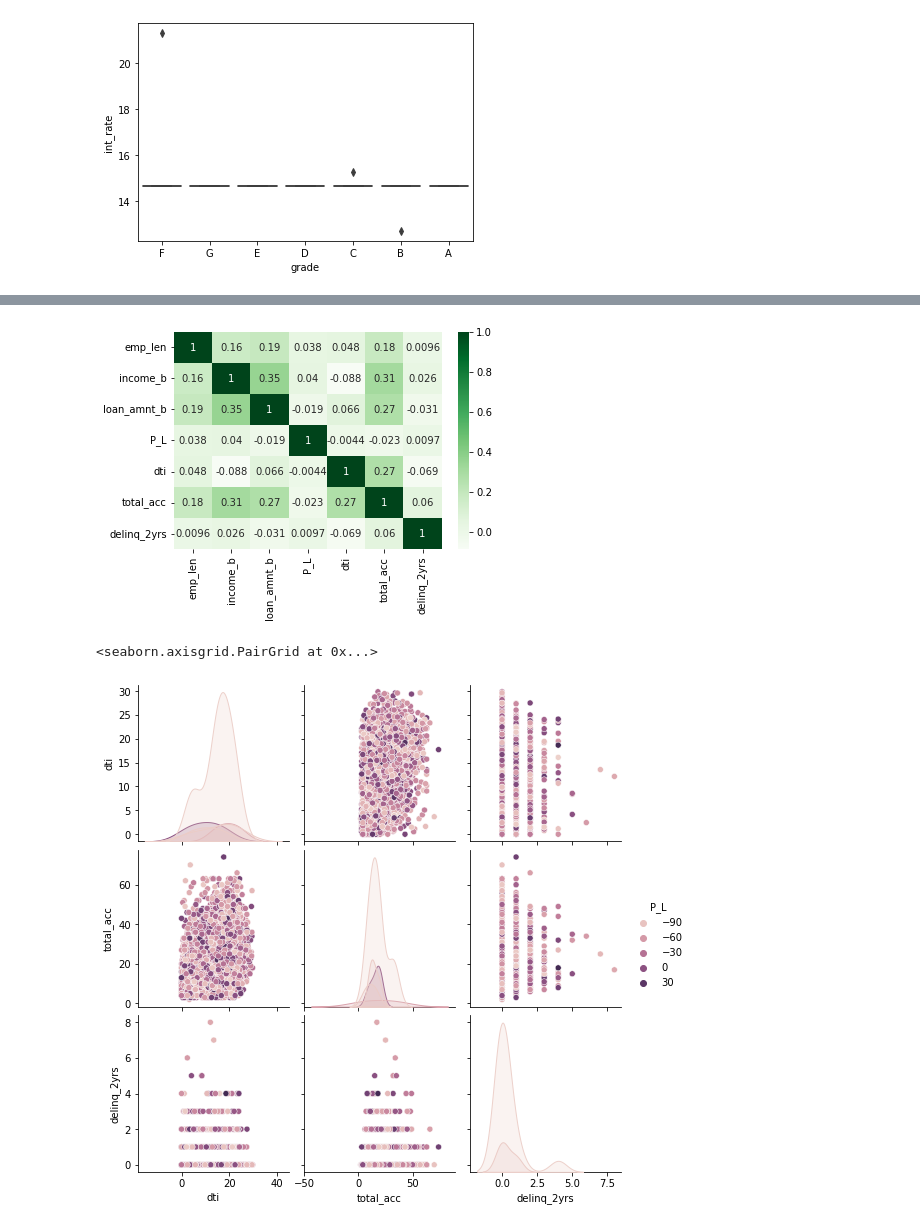
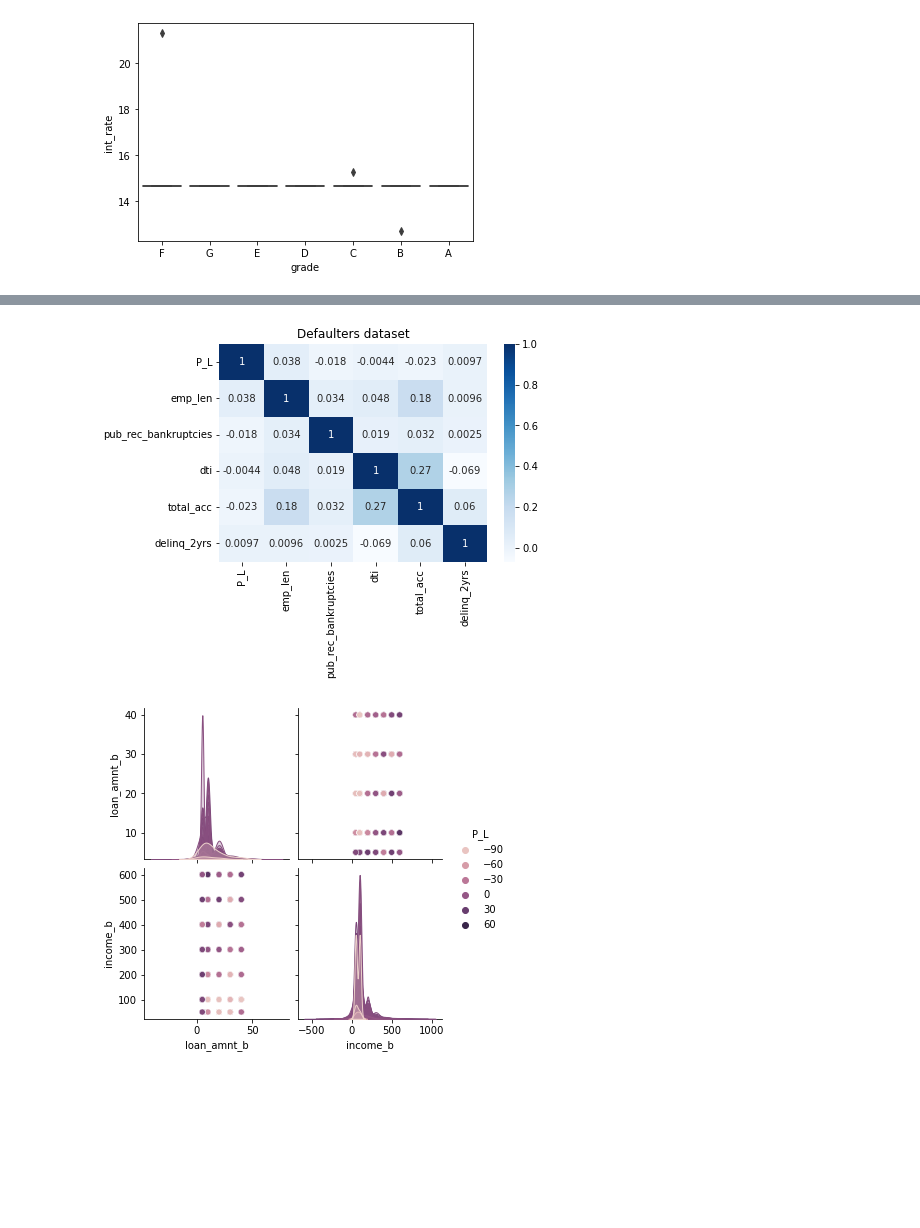
Before and after one commit to RujDha/LendingClub-CaseStudy, a Jupyter notebook: Lending_Club_CaseStudy.ipynb, the cells around one changed output, grey strips where cells are left out. Saved outputs shown, nothing was run; the diff lists cells and outputs as text; code cells hidden in the pictures; blank space fills up the shorter version.

```diff
--- a/Lending_Club_CaseStudy.ipynb
+++ b/Lending_Club_CaseStudy.ipynb
@@ -5,7 +5,9 @@ import matplotlib.pyplot as plt
 import seaborn as sns
 import datetime
 
-loan_df = pd.read_csv('G://Rujuta//Upgrad//Statistic Essentials//EDA Lending Club Case Study//loan.csv')
+# reading CSV file and update dataframe
+
+loan_df = pd.read_csv('G://Rujuta//Upgrad//StatisticEssentials//LendingClub-CaseStudy//loan.csv')
 # %% [markdown]
 ## CLEAN DATA
 # %%
@@ -470,14 +594,19 @@ plt.show()
 # %%
-df_CO = loan_df_CO[[ 'emp_len','income_b', 'loan_amnt_b', 'P_L', 'dti', 'total_acc', 'delinq_2yrs']]
+df_CO = loan_df_CO[['P_L','emp_len','pub_rec_bankruptcies',  'dti', 'total_acc', 'delinq_2yrs']]
 
 CO_corr = df_CO.corr()
 
-sns.heatmap(CO_corr, cmap="Greens", annot=True)
+sns.heatmap(CO_corr, cmap="Blues", annot=True)
+
+ax.set_xticklabels(['Geeks', 'for', 'geeks', '!'])
+ax.set_yticklabels(['Geeks', 'for', 'geeks', '!'])
+
+plt.title ("Defaulters dataset")
 plt.show()
 # %% [output]
-[figure, old version]
+[figure, new version]
 # %%
-sns.pairplot(df_CO[[ 'P_L', 'dti', 'total_acc', 'delinq_2yrs']], hue='P_L')
+sns.pairplot(loan_df[[ 'P_L', 'loan_amnt_b', 'income_b']], hue='P_L')
+plt.show()
 # %% [output]
-<seaborn.axisgrid.PairGrid at 0x...>
-[figure, old version]
+[figure, new version]
```
Also changed, not shown: parts of 20 cells of this notebook.
